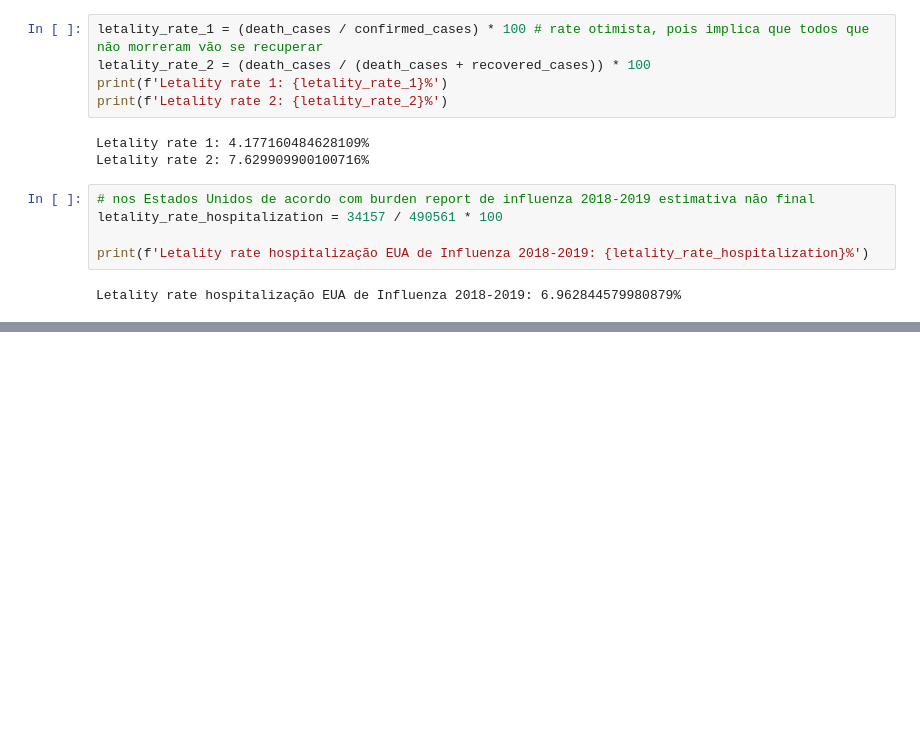
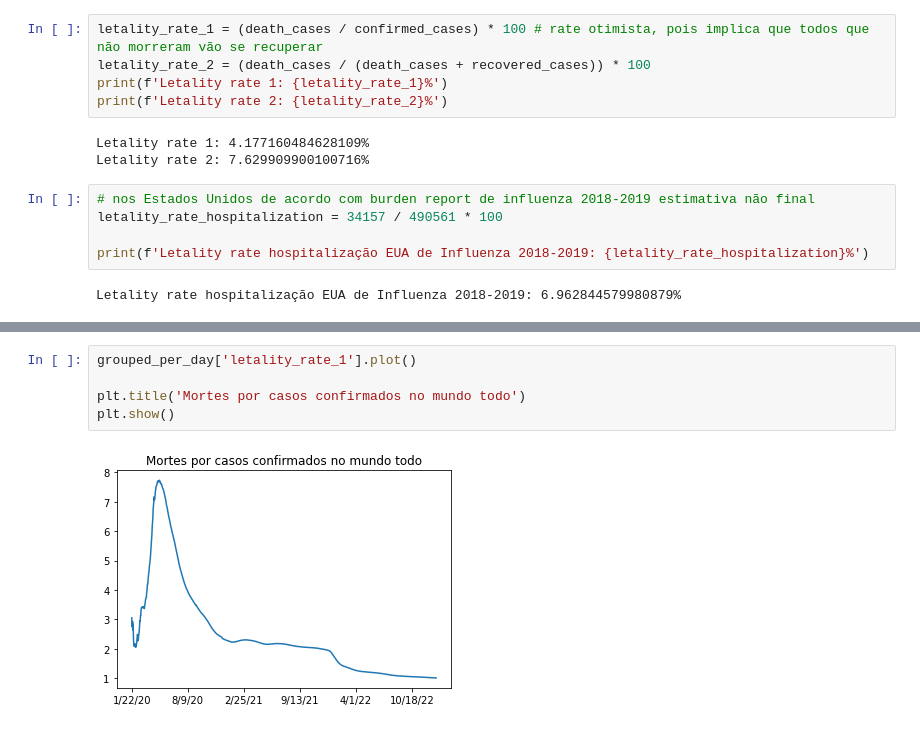
Before and after one commit to muriloWeber/dataScienceAlura, a Jupyter notebook: dataScienceVisualizacaoDeDadosParaSaudeEMedicina/Data_Science_e_Saude.ipynb, the cells around one changed output, grey strips where cells are left out. Cells and saved outputs as stored; diff of their text form; blank space fills up the shorter version.

```diff
--- a/dataScienceVisualizacaoDeDadosParaSaudeEMedicina/Data_Science_e_Saude.ipynb
+++ b/dataScienceVisualizacaoDeDadosParaSaudeEMedicina/Data_Science_e_Saude.ipynb
@@ -767,0 +830,7 @@ Letality rate hospitalização EUA de Influenza 2018-2019: 0.09616033475293956%
+# %%
+grouped_per_day['letality_rate_1'].plot()
+
+plt.title('Mortes por casos confirmados no mundo todo')
+plt.show()
+# %% [output]
+[figure, added]
```
Also changed, not shown: parts of 32 cells of this notebook.
